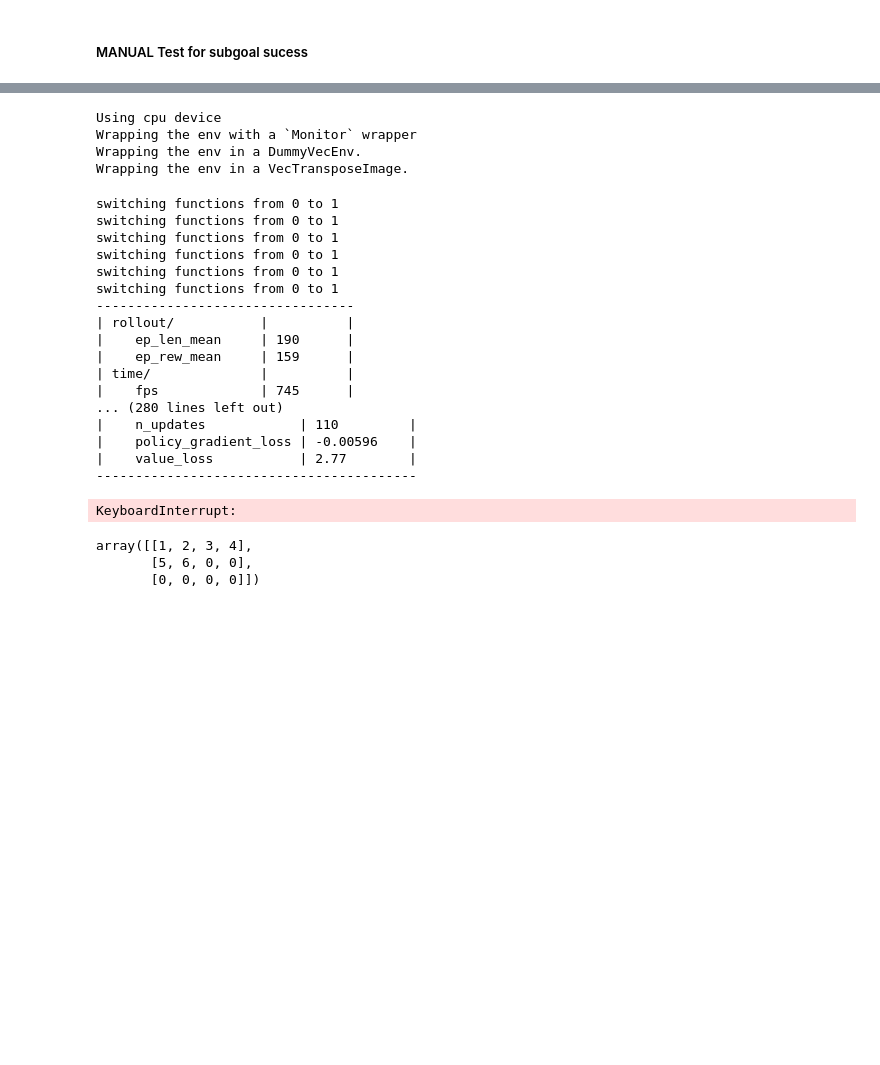
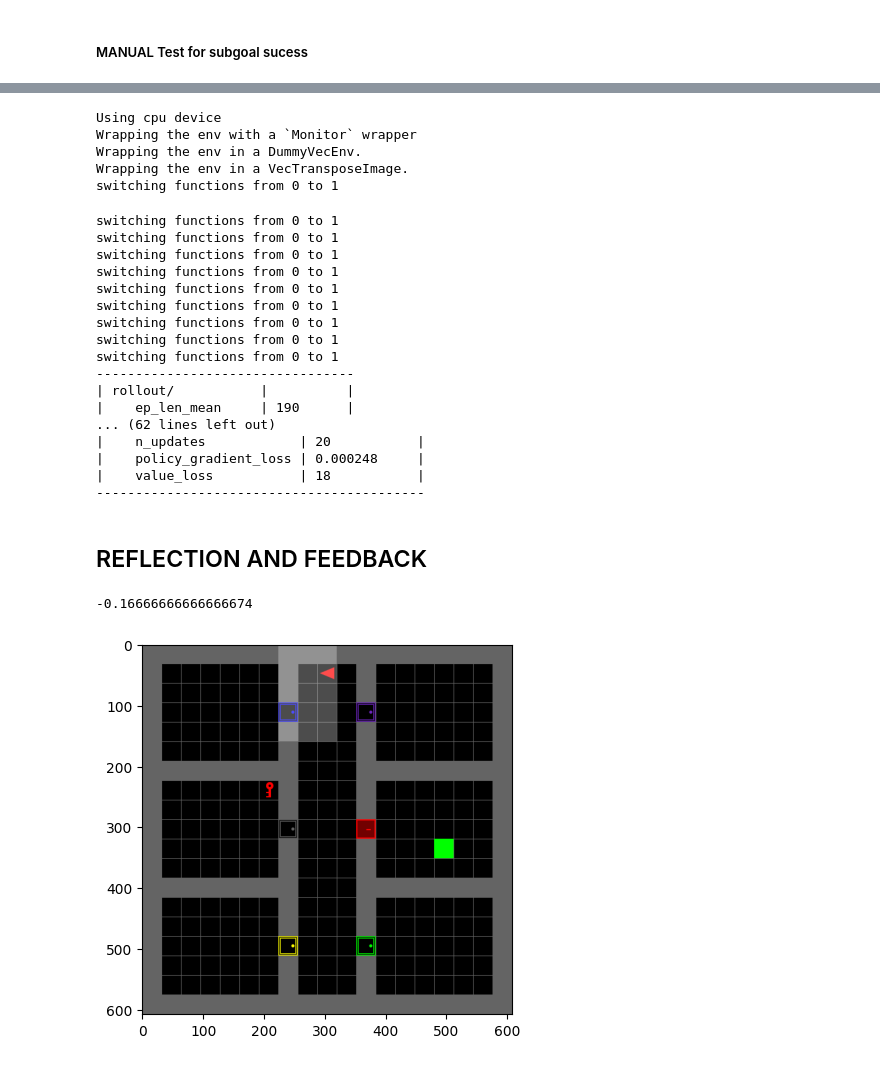
Before and after one commit to luciengaitskell/language-reward-design, a Jupyter notebook: kai/minigrid.ipynb, the cells around one changed output, grey strips where cells are left out. Drawn from its saved outputs; the diff is of its cells as text; code cells hidden in the pictures; blank space fills up the shorter version.

Commit message:
more changes w reflections and exploration

```diff
--- a/kai/minigrid.ipynb
+++ b/kai/minigrid.ipynb
@@ -270,7 +270,7 @@ def complete(prompt_text: str):
         model=gpt_model,
         messages=messages,
         temperature=0.9,
-        max_tokens=1000,
+        max_tokens=4096,
     )
     return response
 # %% [markdown]
@@ -536,19 +645,15 @@ env = MissionEncodingWrapper(env)
 # %%
-policy_kwargs = dict(
-    features_extractor_class=MinigridFeaturesExtractor,
-    features_extractor_kwargs=dict(features_dim=128),
-)
 model = PPO("MultiInputPolicy", env, verbose=1, ent_coef=0.3)
-model.learn(1e5)
-model.save("minigrid_models/minigrid_custom/12-exploration-bonus-states-actions")
+model.learn(1e6)
+model.save("minigrid_models/minigrid_custom/15-skipping-steps")
 
-env = gymnasium.wrappers.RecordVideo(env, 'videos/minigrid-language-12', episode_trigger=lambda e: e % 1 == 0)
+env = gymnasium.wrappers.RecordVideo(env, 'videos/minigrid-language-15', episode_trigger=lambda e: e % 1 == 0)
 
 obs, info = env.reset()
 done = False
 env.start_video_recorder()
 steps = 0
-while not done and steps <= 50000:
+while not done and steps <= 30000:
     action = model.predict(obs)[0]
     obs, reward, done, truncated, info = env.step(action)
     steps += 1
@@ -559,6 +664,10 @@ Using cpu device
 Wrapping the env with a `Monitor` wrapper
 Wrapping the env in a DummyVecEnv.
 Wrapping the env in a VecTransposeImage.
+switching functions from 0 to 1
+switching functions from 0 to 1
+switching functions from 0 to 1
+switching functions from 0 to 1
 switching functions from 0 to 1
 switching functions from 0 to 1
 switching functions from 0 to 1
@@ -568,12 +677,8 @@ switching functions from 0 to 1
 ---------------------------------
 | rollout/           |          |
 |    ep_len_mean     | 190      |
-|    ep_rew_mean     | 159      |
-| time/              |          |
-|    fps             | 745      |
-... (280 lines left out)
-|    n_updates            | 110         |
-|    policy_gradient_loss | -0.00596    |
-|    value_loss           | 2.77        |
------------------------------------------
+... (62 lines left out)
+|    n_updates            | 20           |
+|    policy_gradient_loss | 0.000248     |
+|    value_loss           | 18           |
+------------------------------------------
-KeyboardInterrupt:
@@ -587,10 +685,2 @@ mean_reward, std_reward = evaluate_policy(model, env, n_eval_episodes=10)
-# %%
-a = np.array([[1, 2, 3], [4, 5, 6]])
-
-a.resize(3, 4)
-
-a
-# %% [output]
-array([[1, 2, 3, 4],
-       [5, 6, 0, 0],
-       [0, 0, 0, 0]])
+# %% [markdown]
+## REFLECTION AND FEEDBACK
@@ -596,0 +746,18 @@ array([[1, 2, 3, 4],
+# %%
+env = gymnasium.make("MiniGrid-LockedRoom-v0", render_mode="rgb_array")
+env.reset()
+r = env.render()
+plt.imshow(r)
+obs, *_ = env.step(np.array([Actions.RIGHT]))
+
+r = env.render()
+plt.imshow(r)
+mission = obs['mission']
+lockedroom_color = COLOR_TO_IDX[obs['mission'].split(' ')[2]]
+keyroom_color = COLOR_TO_IDX[obs['mission'].split(' ')[6]]
+door_color = COLOR_TO_IDX[obs['mission'].split(' ')[10]]
+
+print(reward_0(obs, np.array([Actions.RIGHT]), lockedroom_color, keyroom_color, door_color))
+# %% [output]
+-0.16666666666666674
+[figure, added]
```
Also changed, not shown: parts of 23 cells of this notebook, 26 other files.
